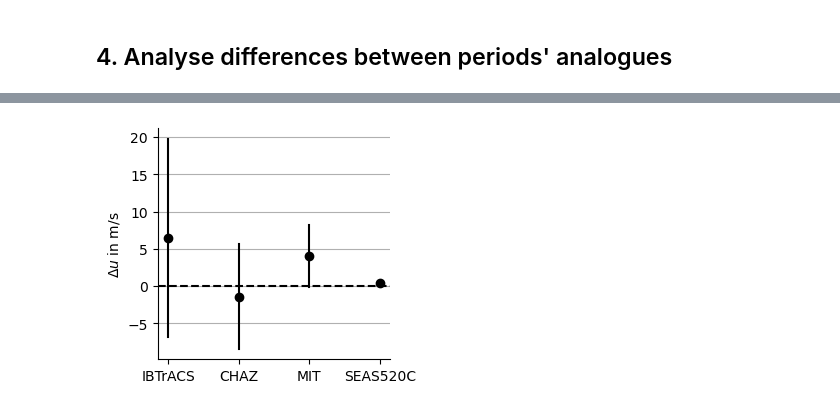
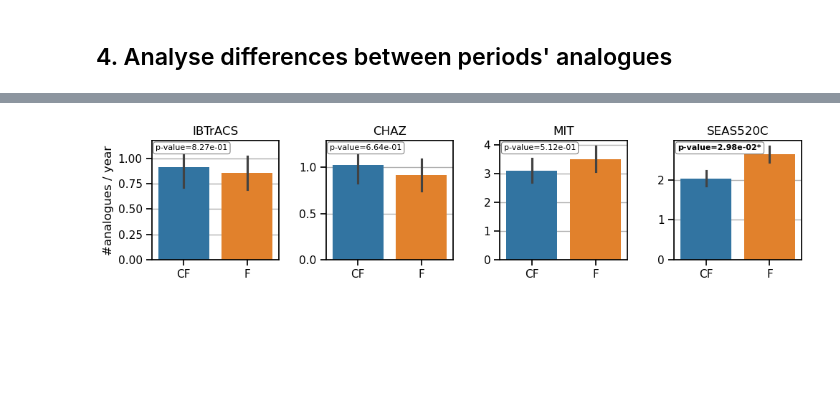
Before and after one commit to stella-bourdin/tc-track-analogues, a Jupyter notebook: notebooks/workflow.ipynb, the cells around one changed output, grey strips where cells are left out. Cells and saved outputs as stored; diff of their text form; code cells hidden in the pictures; blank space fills up the shorter version.

```diff
--- a/notebooks/workflow.ipynb
+++ b/notebooks/workflow.ipynb
@@ -127,11 +88,7 @@ mean, cis
-# %%
-plt.figure(figsize = (3,3))
-plt.scatter(mean.keys(), mean.values(), zorder = 10, color = 'k')
-for i, c in enumerate(catalogues):
-    plt.plot([i,i], list(cis.values())[i], color = 'k')
-plt.axhline(y=0, color = 'k', linestyle = "--")
-plt.ylabel("$\Delta u$ in m/s")
-plt.grid(axis = 'y')
-sns.despine()
-# %% [output]
-[figure, removed]
+# %%
+sns.set_context("notebook")
+# %%
+# Difference in number of analogues
+p_freq = tca.plot_diff_in_freq(analogues, parameters, pal)
+# %% [output]
+[figure, added]
```
Also changed, not shown: parts of 10 cells of this notebook, 1 other file.
